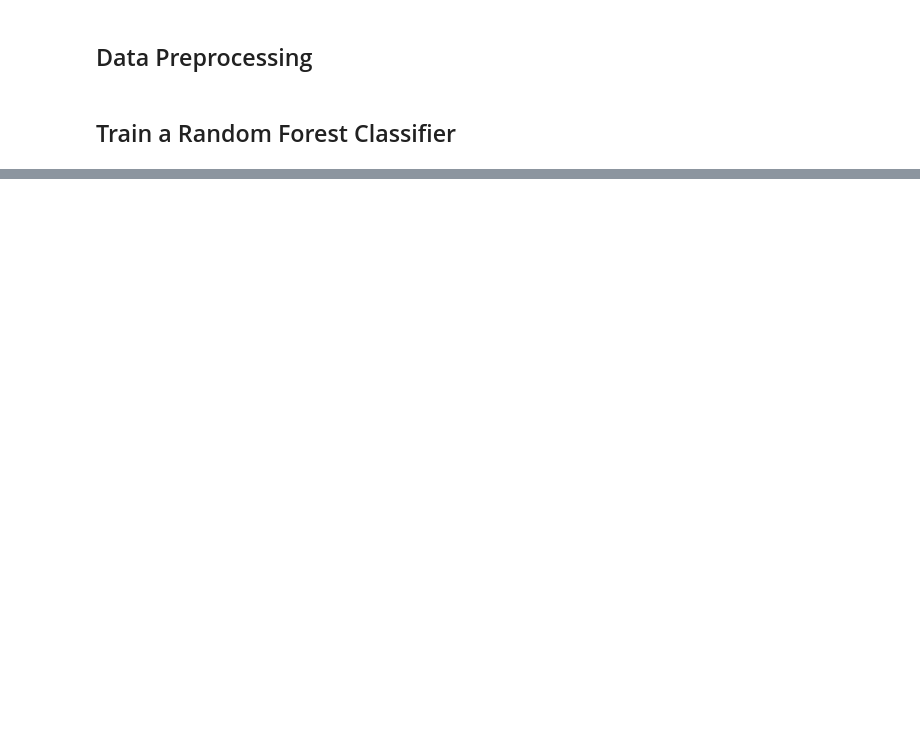
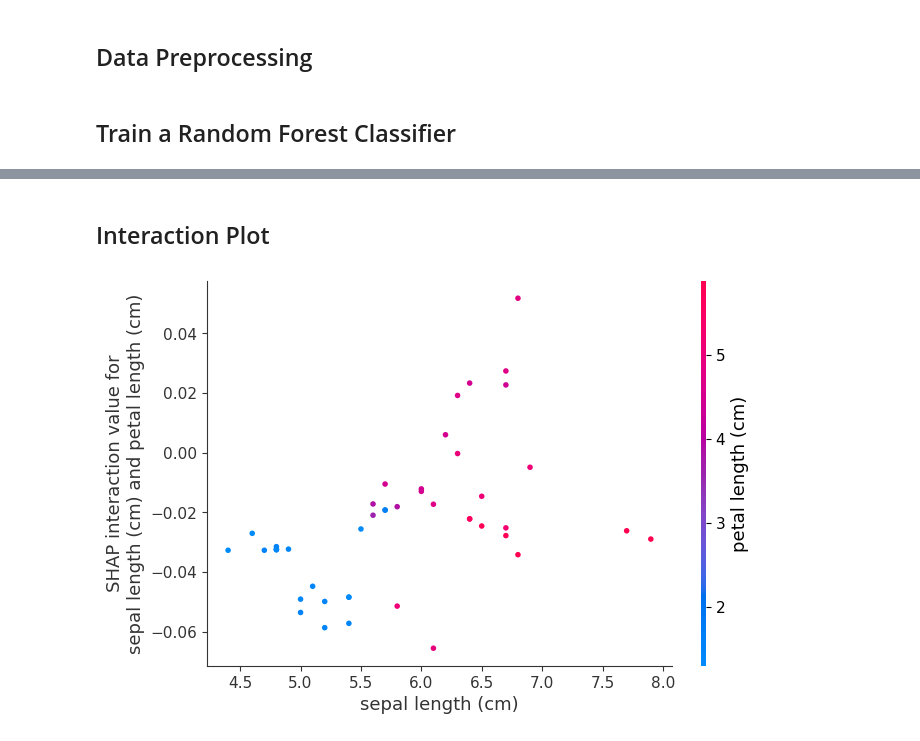
Before and after one commit to womega/Morningstar_templates, a Jupyter notebook: iris_dataset_analysis.ipynb, the cells around one changed output, grey strips where cells are left out. Cells and saved outputs as stored; diff of their text form; code cells hidden in the pictures; blank space fills up the shorter version.

```diff
--- a/iris_dataset_analysis.ipynb
+++ b/iris_dataset_analysis.ipynb
@@ -40,0 +73,12 @@ print(f"Accuracy: {accuracy * 100:.2f}%")
+# %% [markdown]
+## Interaction Plot
+# %%
+# SHAP Interaction Values
+shap_interaction_values = explainer.shap_interaction_values(X_test)
+
+# Plot SHAP Interaction between two features (e.g., 'sepal length (cm)' and 'petal length (cm)')
+shap.dependence_plot(
+    (0, 2), shap_interaction_values[1], X_test, feature_names=X.columns.tolist()
+)
+# %% [output]
+[figure, added]
```
Also changed, not shown: parts of 9 cells of this notebook.
